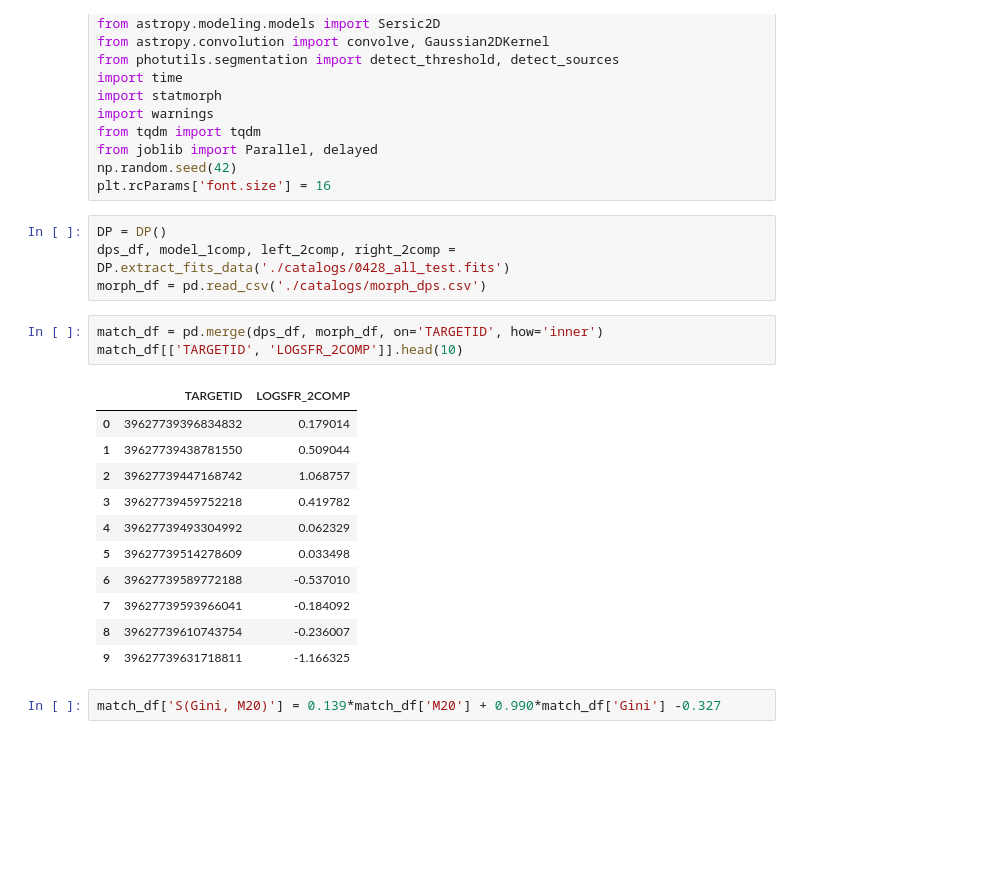
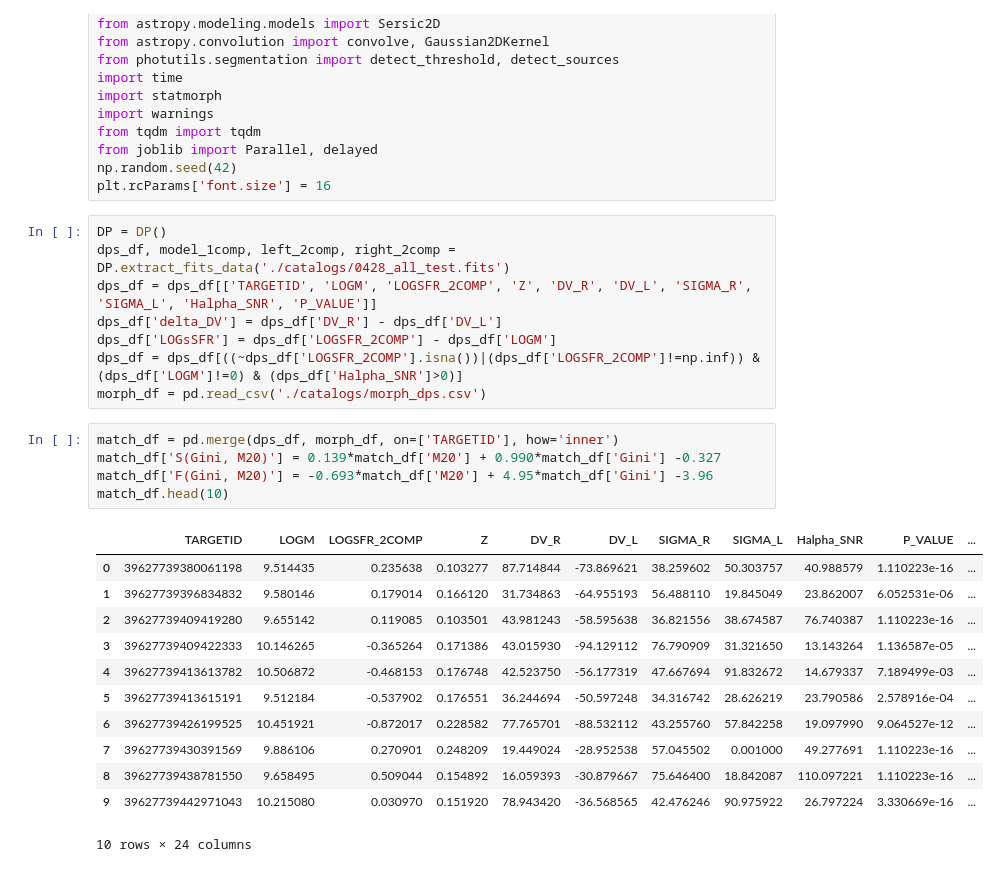
Before and after one commit to hyp0515/searching_inflow, a Jupyter notebook: merger_dp_rate.ipynb, the cells around one changed output. Cells and saved outputs as stored; diff of their text form; blank space fills up the shorter version.

```diff
--- a/merger_dp_rate.ipynb
+++ b/merger_dp_rate.ipynb
@@ -26,21 +26,26 @@ plt.rcParams['font.size'] = 16
 # %%
 DP = DP()
 dps_df, model_1comp, left_2comp, right_2comp = DP.extract_fits_data('./catalogs/0428_all_test.fits')
+dps_df = dps_df[['TARGETID', 'LOGM', 'LOGSFR_2COMP', 'Z', 'DV_R', 'DV_L', 'SIGMA_R', 'SIGMA_L', 'Halpha_SNR', 'P_VALUE']]
+dps_df['delta_DV'] = dps_df['DV_R'] - dps_df['DV_L']
+dps_df['LOGsSFR'] = dps_df['LOGSFR_2COMP'] - dps_df['LOGM']
+dps_df = dps_df[((~dps_df['LOGSFR_2COMP'].isna())|(dps_df['LOGSFR_2COMP']!=np.inf)) & (dps_df['LOGM']!=0) & (dps_df['Halpha_SNR']>0)]
 morph_df = pd.read_csv('./catalogs/morph_dps.csv')
 # %%
-match_df = pd.merge(dps_df, morph_df, on='TARGETID', how='inner')
-match_df[['TARGETID', 'LOGSFR_2COMP']].head(10)
+match_df = pd.merge(dps_df, morph_df, on=['TARGETID'], how='inner')
+match_df['S(Gini, M20)'] = 0.139*match_df['M20'] + 0.990*match_df['Gini'] -0.327
+match_df['F(Gini, M20)'] = -0.693*match_df['M20'] + 4.95*match_df['Gini'] -3.96
+match_df.head(10)
 # %% [output]
-|  | TARGETID | LOGSFR_2COMP |
-| 0 | 39627739396834832 | 0.179014 |
-| 1 | 39627739438781550 | 0.509044 |
-| 2 | 39627739447168742 | 1.068757 |
-| 3 | 39627739459752218 | 0.419782 |
-| 4 | 39627739493304992 | 0.062329 |
-| 5 | 39627739514278609 | 0.033498 |
-| 6 | 39627739589772188 | -0.537010 |
-| 7 | 39627739593966041 | -0.184092 |
-| 8 | 39627739610743754 | -0.236007 |
-| 9 | 39627739631718811 | -1.166325 |
+|  | TARGETID | LOGM | LOGSFR_2COMP | Z | DV_R | DV_L | SIGMA_R | SIGMA_L | Halpha_SNR | P_VALUE | ... |
+| 0 | 39627739380061198 | 9.514435 | 0.235638 | 0.103277 | 87.714844 | -73.869621 | 38.259602 | 50.303757 | 40.988579 | 1.110223e-16 | ... |
+| 1 | 39627739396834832 | 9.580146 | 0.179014 | 0.166120 | 31.734863 | -64.955193 | 56.488110 | 19.845049 | 23.862007 | 6.052531e-06 | ... |
+| 2 | 39627739409419280 | 9.655142 | 0.119085 | 0.103501 | 43.981243 | -58.595638 | 36.821556 | 38.674587 | 76.740387 | 1.110223e-16 | ... |
+| 3 | 39627739409422333 | 10.146265 | -0.365264 | 0.171386 | 43.015930 | -94.129112 | 76.790909 | 31.321650 | 13.143264 | 1.136587e-05 | ... |
+| 4 | 39627739413613782 | 10.506872 | -0.468153 | 0.176748 | 42.523750 | -56.177319 | 47.667694 | 91.832672 | 14.679337 | 7.189499e-03 | ... |
+| 5 | 39627739413615191 | 9.512184 | -0.537902 | 0.176551 | 36.244694 | -50.597248 | 34.316742 | 28.626219 | 23.790586 | 2.578916e-04 | ... |
+| 6 | 39627739426199525 | 10.451921 | -0.872017 | 0.228582 | 77.765701 | -88.532112 | 43.255760 | 57.842258 | 19.097990 | 9.064527e-12 | ... |
+| 7 | 39627739430391569 | 9.886106 | 0.270901 | 0.248209 | 19.449024 | -28.952538 | 57.045502 | 0.001000 | 49.277691 | 1.110223e-16 | ... |
+| 8 | 39627739438781550 | 9.658495 | 0.509044 | 0.154892 | 16.059393 | -30.879667 | 75.646400 | 18.842087 | 110.097221 | 1.110223e-16 | ... |
+| 9 | 39627739442971043 | 10.215080 | 0.030970 | 0.151920 | 78.943420 | -36.568565 | 42.476246 | 90.975922 | 26.797224 | 3.330669e-16 | ... |
+10 rows × 24 columns
-# %%
-match_df['S(Gini, M20)'] = 0.139*match_df['M20'] + 0.990*match_df['Gini'] -0.327
```
Also changed, not shown: parts of 16 cells of this notebook, 7 other files.
